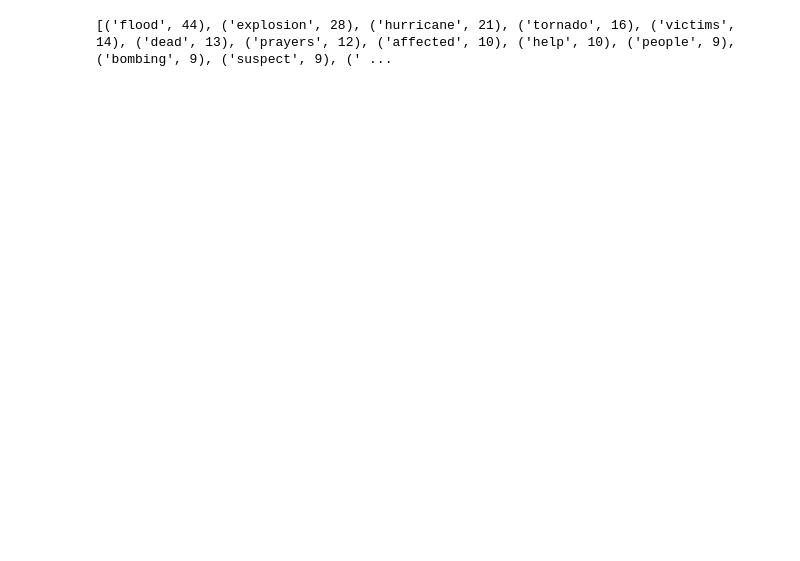
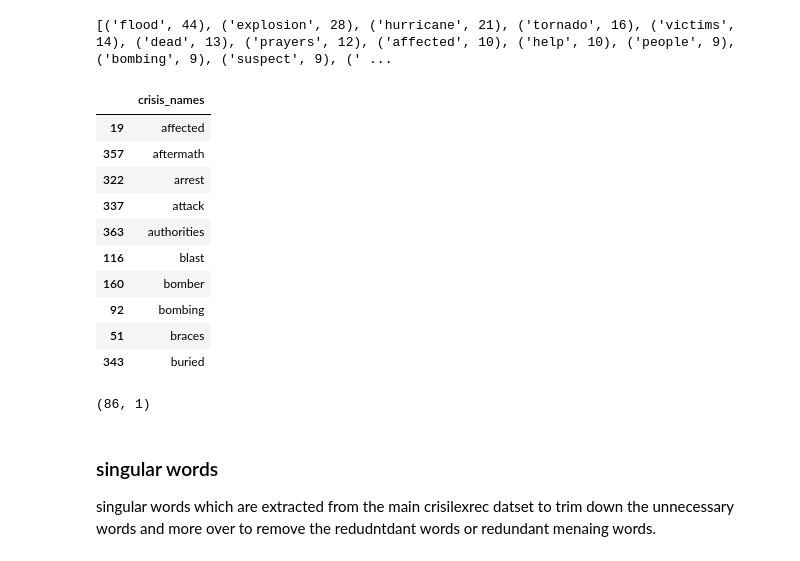
Before and after one commit to gitcrusher/EmergencyQ, a Jupyter notebook: dataset/notebooks/crisis.ipynb, the cells around one changed output. Drawn from its saved outputs; the diff is of its cells as text; code cells hidden in the pictures; blank space fills up the shorter version.

Commit message:
singular words trimming

```diff
--- a/dataset/notebooks/crisis.ipynb
+++ b/dataset/notebooks/crisis.ipynb
@@ -61,3 +75,5 @@ common_words = word_freq.most_common(70)
 print(common_words)
 # %% [output]
 [('flood', 44), ('explosion', 28), ('hurricane', 21), ('tornado', 16), ('victims', 14), ('dead', 13), ('prayers', 12), ('affected', 10), ('help', 10), ('people', 9), ('bombing', 9), ('suspect', 9), (' ...
+# %%
+single_words_df = sorted_df[sorted_df['crisis_names'].str.split().str.len() == 1]# only to detect seingular words
@@ -63,0 +82,21 @@ print(common_words)
+# %%
+single_words_df.head(10)
+# %% [output]
+|  | crisis_names |
+| 19 | affected |
+| 357 | aftermath |
+| 322 | arrest |
+| 337 | attack |
+| 363 | authorities |
+| 116 | blast |
+| 160 | bomber |
+| 92 | bombing |
+| 51 | braces |
+| 343 | buried |
+# %%
+single_words_df.shape
+# %% [output]
+(86, 1)
+# %% [markdown]
+### singular words
+singular words which are extracted from the main crisilexrec datset to trim down the unnecessary words and more over to remove the redudntdant words or redundant menaing words.
```
Also changed, not shown: parts of 13 cells of this notebook.
